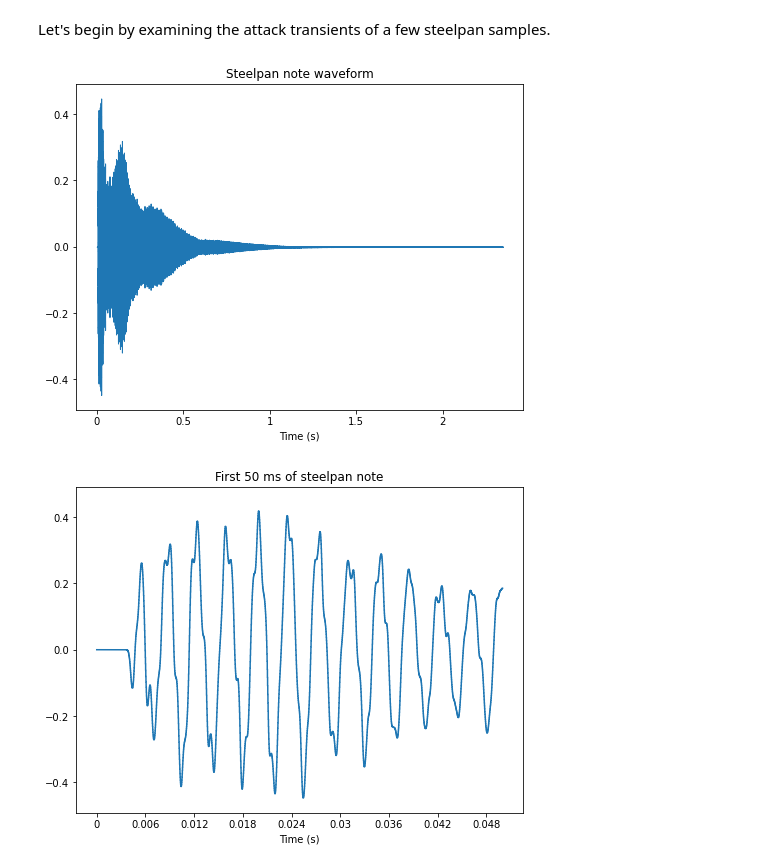
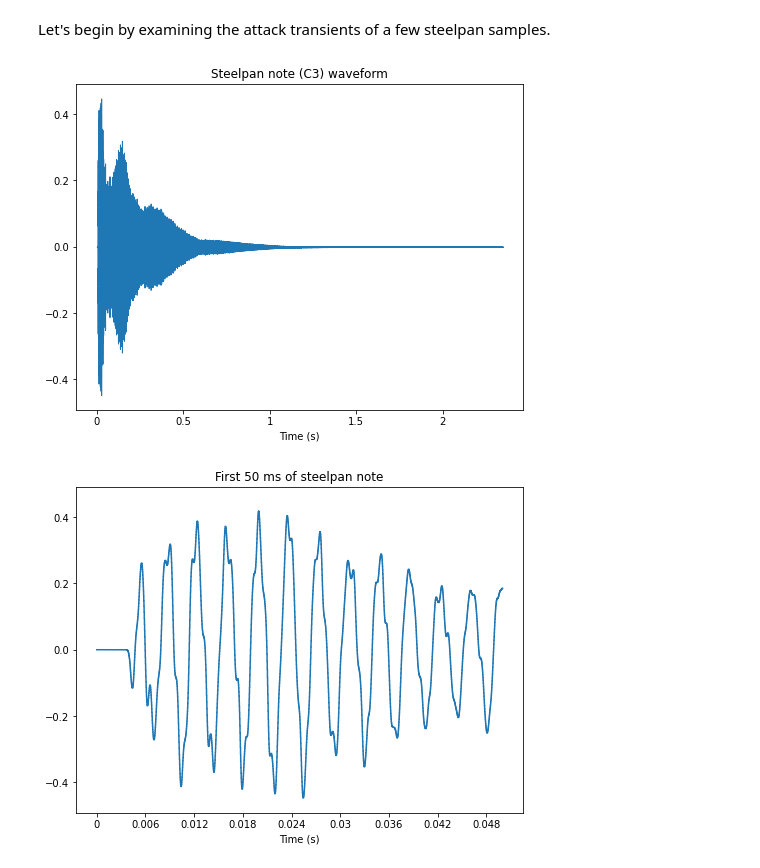
Before and after one commit to malloyca/steelpan-pitch-private, a Jupyter notebook: onset-pitch/steelpan_onset.ipynb, the cells around one changed output. Cells and saved outputs as stored; diff of their text form; code cells hidden in the pictures.

```diff
--- a/onset-pitch/steelpan_onset.ipynb
+++ b/onset-pitch/steelpan_onset.ipynb
@@ -167,14 +172,14 @@ frame_length = 2048
 sr = 48000
 attack_time = es.LogAttackTime(sampleRate=sr, startAttackThreshold=0.1, stopAttackThreshold=0.95)
 # %%
-audio_01, sr = librosa.load('/content/SASSE_48/validation/60_valid_sample_7.wav', sr=sr)
+audio, _ = librosa.load('/content/SASSE_48/validation/60_valid_sample_7.wav', sr=sr)
 
 # plot sample
 fig, ax = plt.subplots(figsize=(8,6))
-librosa.display.waveshow(audio_01, sr=sr, ax=ax,
+librosa.display.waveshow(audio, sr=sr, ax=ax,
                          x_axis='s')
-ax.set(title='Steelpan note waveform')
+ax.set(title='Steelpan note (C3) waveform')
 plt.show()
 # %% [output]
-[figure, old version]
+[figure, new version]
 # %%
```
Also changed, not shown: parts of 53 cells of this notebook.
